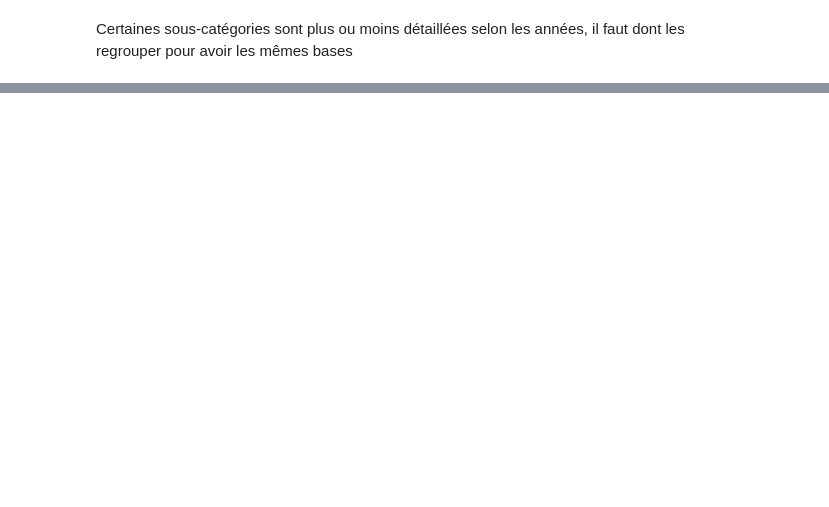
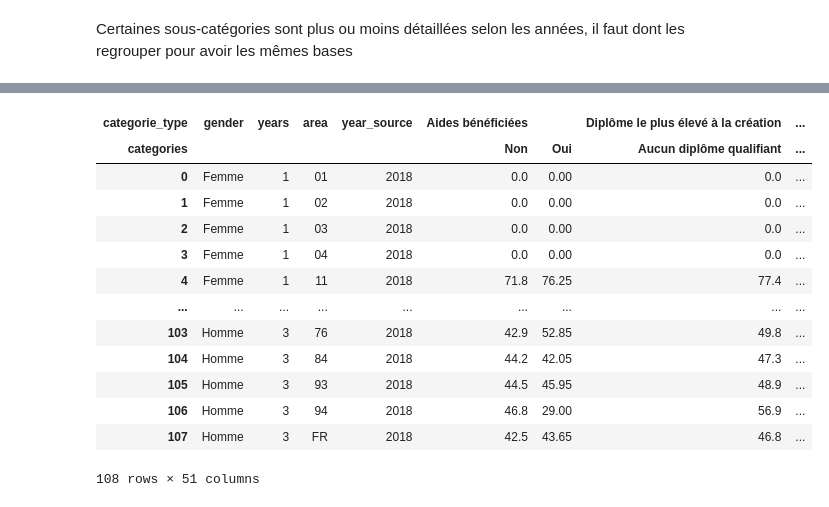
Before and after one commit to Gigique/Memoire_IA, a Jupyter notebook: notebooks/LoadAndCleanData.ipynb, the cells around one changed output, grey strips where cells are left out. Cells and saved outputs as stored; diff of their text form; code cells hidden in the pictures; blank space fills up the shorter version.

```diff
--- a/notebooks/LoadAndCleanData.ipynb
+++ b/notebooks/LoadAndCleanData.ipynb
@@ -436,0 +625,17 @@ def regouper(df):
+# %%
+df_2018_pivot
+# %% [output]
+| categorie_type | gender | years | area | year_source | Aides bénéficiées |  | Diplôme le plus élevé à la création | ... |
+| categories |  |  |  |  | Non | Oui | Aucun diplôme qualifiant | ... |
+| 0 | Femme | 1 | 01 | 2018 | 0.0 | 0.00 | 0.0 | ... |
+| 1 | Femme | 1 | 02 | 2018 | 0.0 | 0.00 | 0.0 | ... |
+| 2 | Femme | 1 | 03 | 2018 | 0.0 | 0.00 | 0.0 | ... |
+| 3 | Femme | 1 | 04 | 2018 | 0.0 | 0.00 | 0.0 | ... |
+| 4 | Femme | 1 | 11 | 2018 | 71.8 | 76.25 | 77.4 | ... |
+| ... | ... | ... | ... | ... | ... | ... | ... | ... |
+| 103 | Homme | 3 | 76 | 2018 | 42.9 | 52.85 | 49.8 | ... |
+| 104 | Homme | 3 | 84 | 2018 | 44.2 | 42.05 | 47.3 | ... |
+| 105 | Homme | 3 | 93 | 2018 | 44.5 | 45.95 | 48.9 | ... |
+| 106 | Homme | 3 | 94 | 2018 | 46.8 | 29.00 | 56.9 | ... |
+| 107 | Homme | 3 | FR | 2018 | 42.5 | 43.65 | 46.8 | ... |
+108 rows × 51 columns
```
Also changed, not shown: parts of 42 cells of this notebook.
